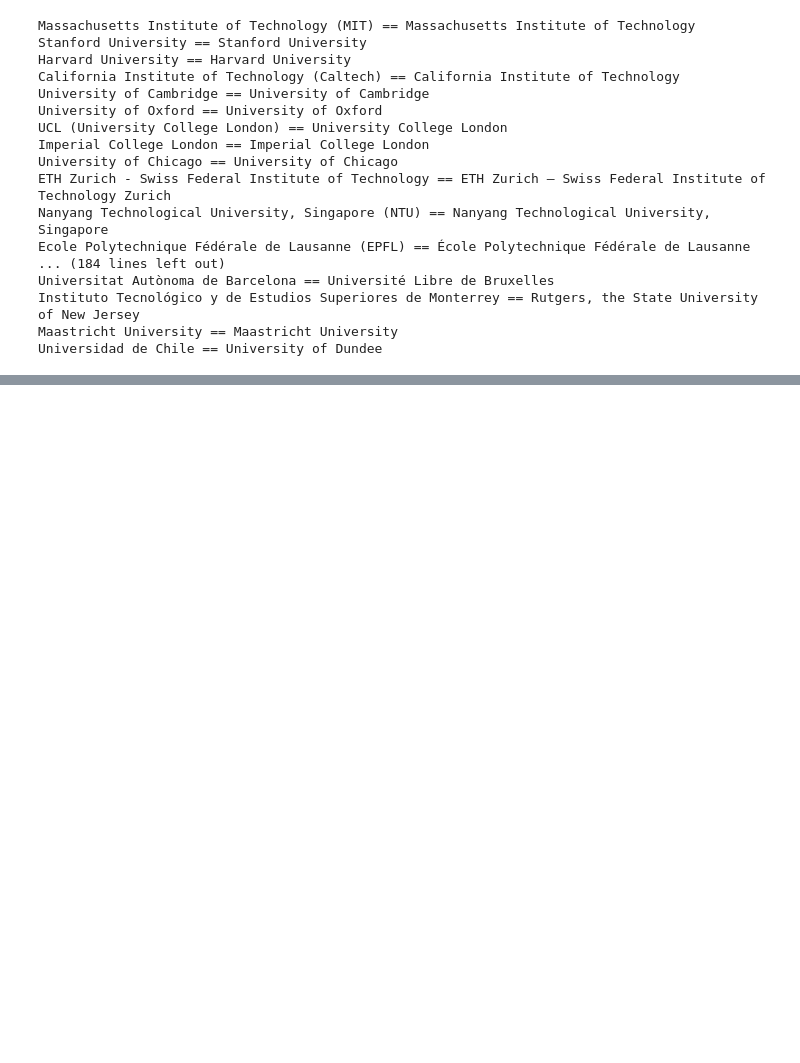
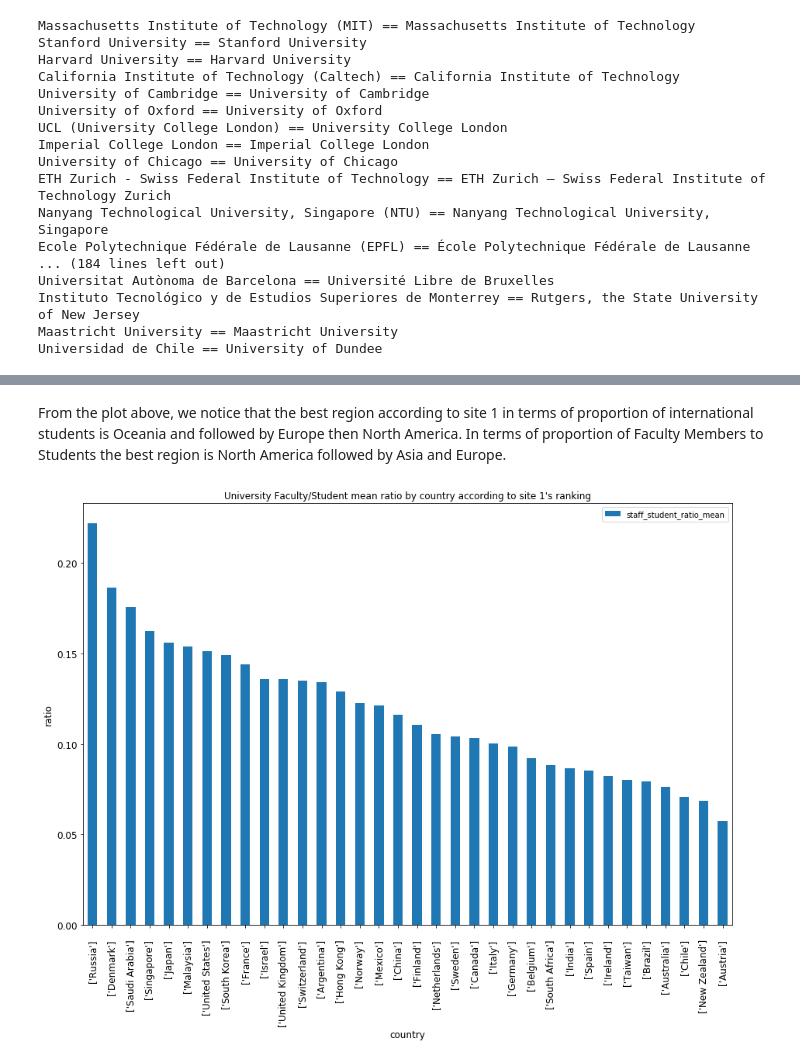
Before and after one commit to ChristianMct/ADA2017-Homeworks, a Jupyter notebook: 02 - Data from the Web/hw2_analysis.ipynb, the cells around one changed output, grey strips where cells are left out. Saved outputs shown, nothing was run; the diff lists cells and outputs as text; code cells hidden in the pictures; blank space fills up the shorter version.

```diff
--- a/02 - Data from the Web/hw2_analysis.ipynb
+++ b/02 - Data from the Web/hw2_analysis.ipynb
@@ -71,9 +55,3 @@ Universitat Autònoma de Barcelona == Université Libre de Bruxelles
 Instituto Tecnológico y de Estudios Superiores de Monterrey == Rutgers, the State University of New Jersey
 Maastricht University == Maastricht University
 Universidad de Chile == University of Dundee
-# %%
-uni_s1['ratioFacStu'] = uni_s1.apply(lambda row: row.fac_c_total/row.stu_c_total, axis=1)
-uni_s1['ratioInter'] = uni_s1.apply(lambda row: row.stu_c_inter/row.stu_c_total, axis=1)
-uni_s1_FSsort=uni_s1.sort_values('ratioFacStu', ascending=False)
-uni_s1_Int=uni_s1.sort_values('ratioInter', ascending=False)
-uni_s1_FSsort.head()
@@ -186,0 +165,11 @@ plt.show()
+# %% [markdown]
+From the plot above, we notice that the best region according to site 1 in terms of proportion of international students is Oceania and followed by Europe then North America. In terms of proportion of Faculty Members to Students the best region is North America followed by Asia and Europe.
+# %%
+bx = uni_s1_RFC_country[['staff_student_ratio_mean']].plot(kind='bar', title ="University Faculty/Student mean ratio by country according to site 1's ranking", figsize=(15, 10), legend=True, fontsize=12)
+bx.set_xlabel("country", fontsize=12)
+bx.set_ylabel("ratio", fontsize=12)
+bx.set_xticklabels(uni_s1_RFC_country.country)
+bx.tick_params(axis='x', which='major', pad=15)
+plt.show()
+# %% [output]
+[figure, added]
```
Also changed, not shown: parts of 24 cells of this notebook, 1 other file.
